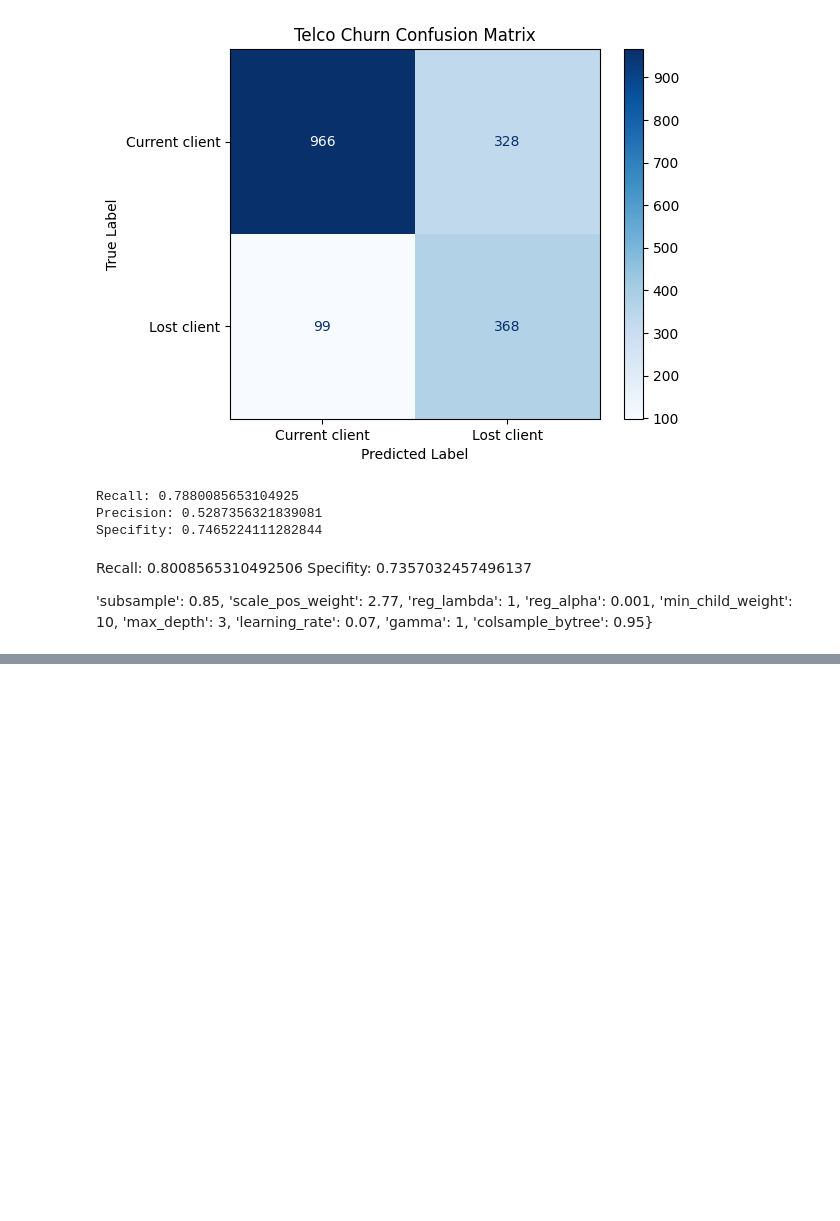
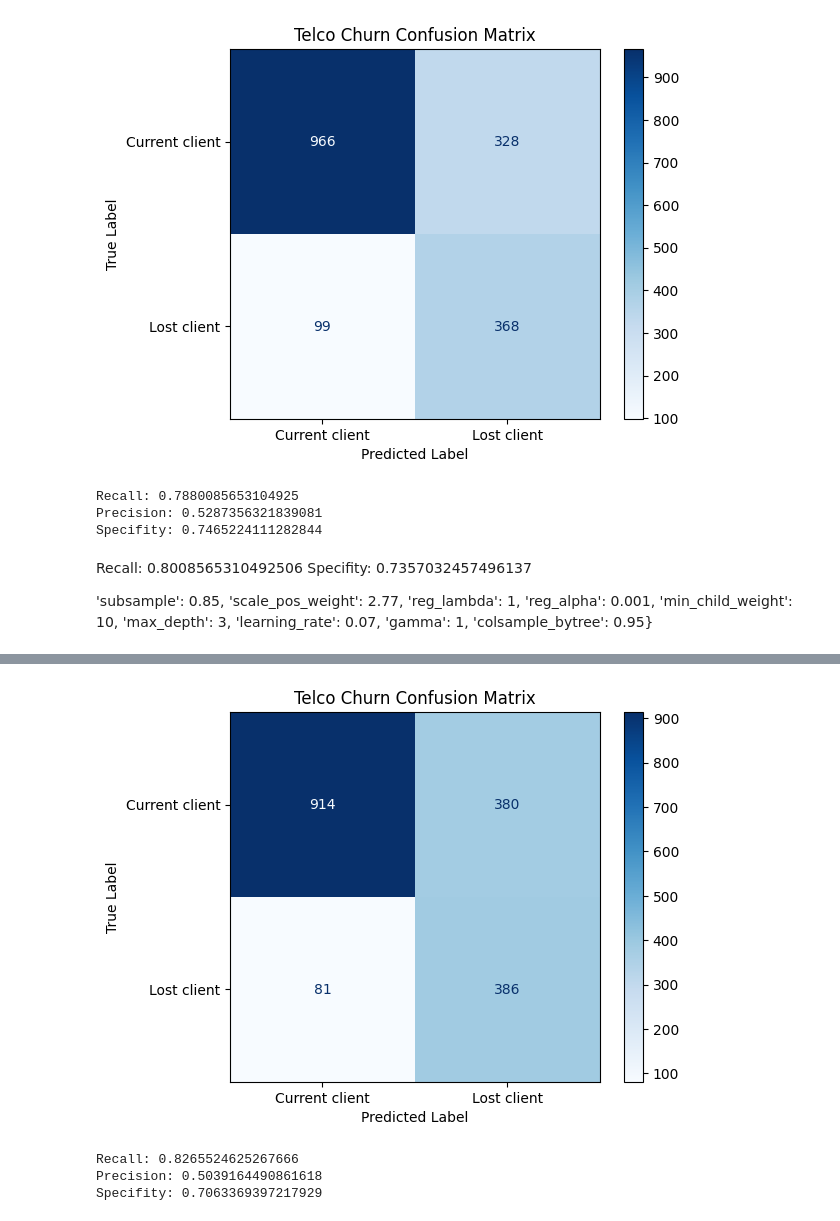
Before and after one commit to dobrinaVI/Customer-Churn-Prediction-using-XGBOOST, a Jupyter notebook: Customer_Churn_Prediction_using_XGBOOST.ipynb, the cells around one changed output, grey strips where cells are left out. Cells and saved outputs as stored; diff of their text form; code cells hidden in the pictures; blank space fills up the shorter version.

```diff
--- a/Customer_Churn_Prediction_using_XGBOOST.ipynb
+++ b/Customer_Churn_Prediction_using_XGBOOST.ipynb
@@ -715,3 +724,14 @@ Recall: 0.8008565310492506
 Specifity: 0.7357032457496137
 
 'subsample': 0.85, 'scale_pos_weight': 2.77, 'reg_lambda': 1, 'reg_alpha': 0.001, 'min_child_weight': 10, 'max_depth': 3, 'learning_rate': 0.07, 'gamma': 1, 'colsample_bytree': 0.95}
+# %%
+# define optimisation problem
+optimal_param = RandomizedSearchCV(estimator=churn_clf_SMOTE,
+                             param_distributions=param_grid,
+                             scoring="f1",
+                             verbose=3,
+                             n_jobs=100,
+                             cv=10)
+
+optimal_param.fit(X_train_resampled, y_train_resampled, verbose=3,
+                  eval_set=[(X_test, y_test)])
@@ -717,0 +840,31 @@ Specifity: 0.7357032457496137
+# %%
+# Make predictions on the test set
+y_pred = churn_clf_better_SMOTE.predict(X_test)
+
+# Create confusion matrix
+cm = confusion_matrix(y_test, y_pred)
+
+# Create a ConfusionMatrixDisplay object
+cm_disp = ConfusionMatrixDisplay(confusion_matrix=cm,
+                                 display_labels=["Current client", "Lost client"])
+
+# Plot the confusion matrix
+cm_disp.plot(cmap='Blues')
+
+# Add title and axis labels
+plt.title('Telco Churn Confusion Matrix')
+plt.xlabel('Predicted Label')
+plt.ylabel('True Label')
+
+# Show the plot
+plt.show()
+
+#print Recall and Precision:
+print("Recall:",recall_score(y_test, y_pred))
+print("Precision:",precision_score(y_test, y_pred))
+print("Specifity:",cm[0, 0]/(cm[0, 0]+cm[0, 1]))
+# %% [output]
+[figure, added]
+Recall: 0.8265524625267666
+Precision: 0.5039164490861618
+Specifity: 0.7063369397217929
```
Also changed, not shown: parts of 9 cells of this notebook.
